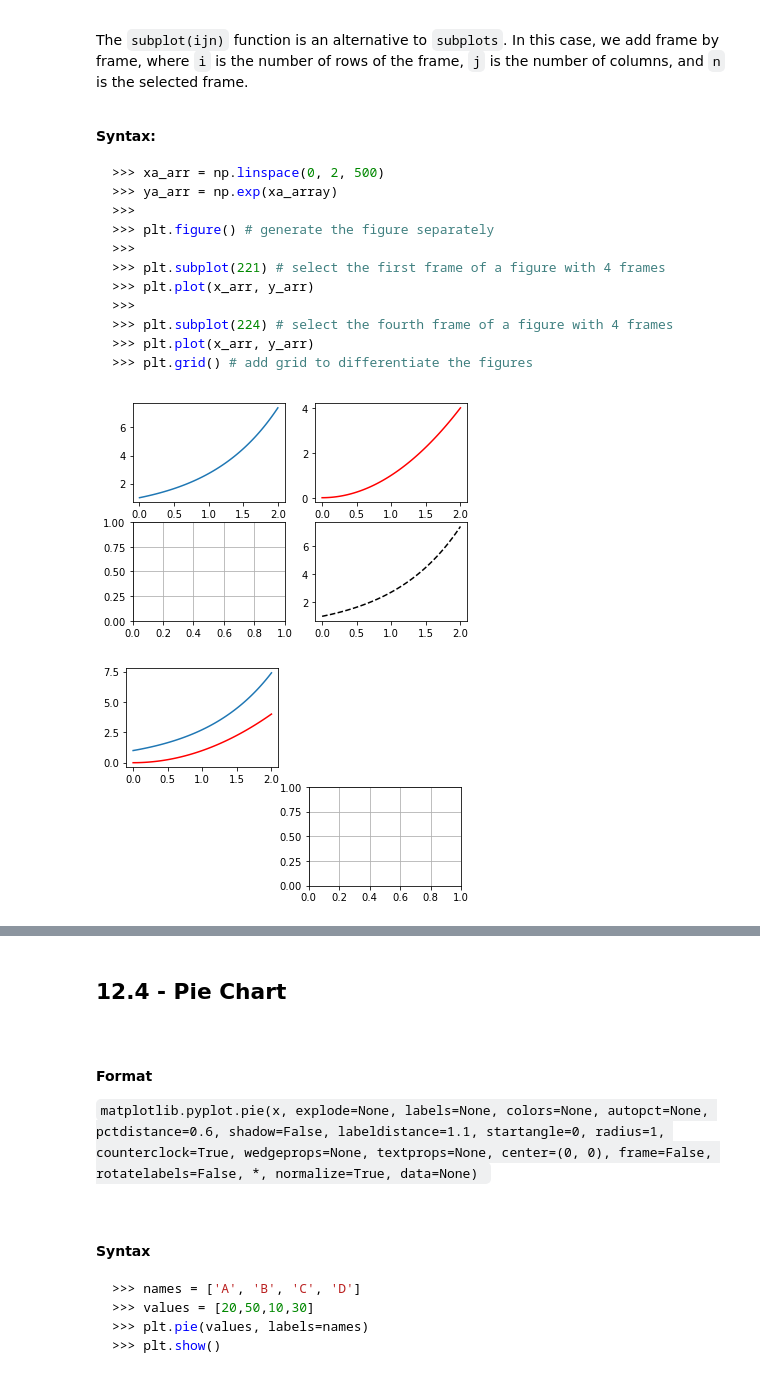
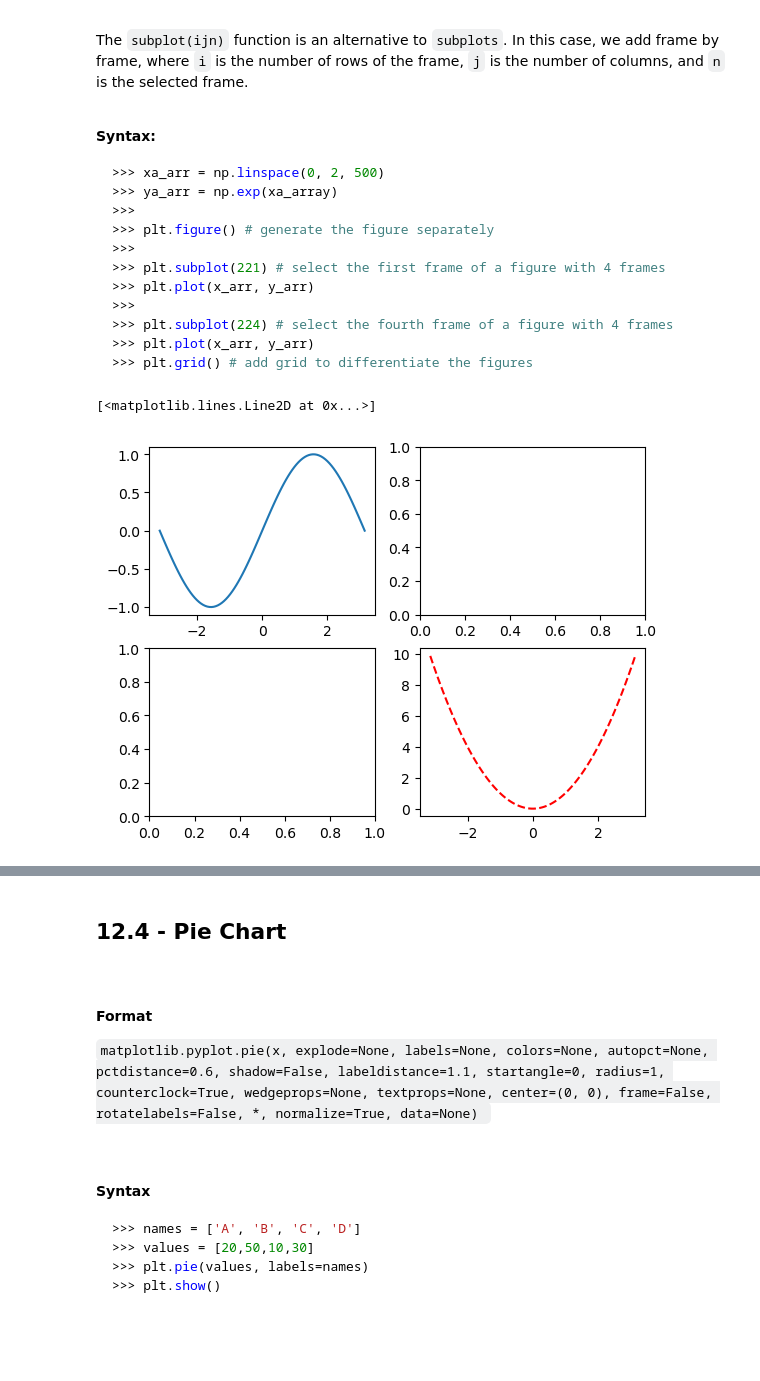
Before and after one commit to rafaelpsilva07/python-for-engineers-and-scientists, a Jupyter notebook: lessons/m2 - Section 12 - Grphics.ipynb, the cells around one changed output, grey strips where cells are left out. Drawn from its saved outputs; the diff is of its cells as text; code cells hidden in the pictures; blank space fills up the shorter version.

```diff
--- a/lessons/m2 - Section 12 - Grphics.ipynb
+++ b/lessons/m2 - Section 12 - Grphics.ipynb
@@ -121,29 +129,17 @@
 # %%
 import matplotlib.pyplot as plt
 import numpy as np
+# %%
+x = np.linspace(-1*np.pi, np.pi, 100)
+sin = np.sin(x)
+tan = np.tan(x)
+exp = np.exp(x)
+x2 = x ** 2
 # %%
-x = np.linspace(0, 2, 100)
-ya = np.exp(xa)
-yb = x ** 2
+fig, (ax1, ax2) = plt.subplots(2, 2)
+
+ax1[0].plot(x, sin)
+ax2[1].plot(x, x2, 'r--')
+# %% [output]
+[<matplotlib.lines.Line2D at 0x...>]
+[figure, added]
-# %%
-fig, (ax1, ax2) = plt.subplots(2, 2)
-
-ax1[0].plot(x, ya)
-ax1[1].plot(x, yb, 'r')
-ax2[1].plot(x, ya, 'k--')
-ax2[0].grid()
-
-plt.show()
-# %% [output]
-[figure, removed]
-# %%
-plt.figure()
-
-plt.subplot(221)
-plt.plot(x, ya)
-plt.plot(x, yb, 'r')
-
-plt.subplot(224)
-plt.grid()
-# %% [output]
-[figure, removed]
```
Also changed, not shown: parts of 15 cells of this notebook.
